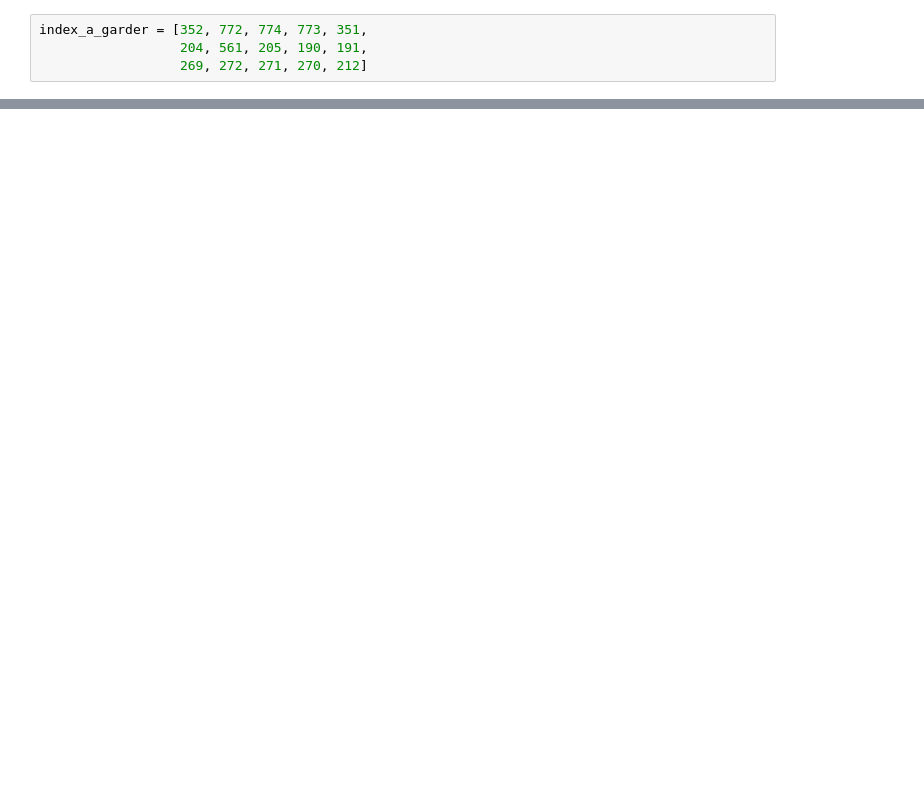
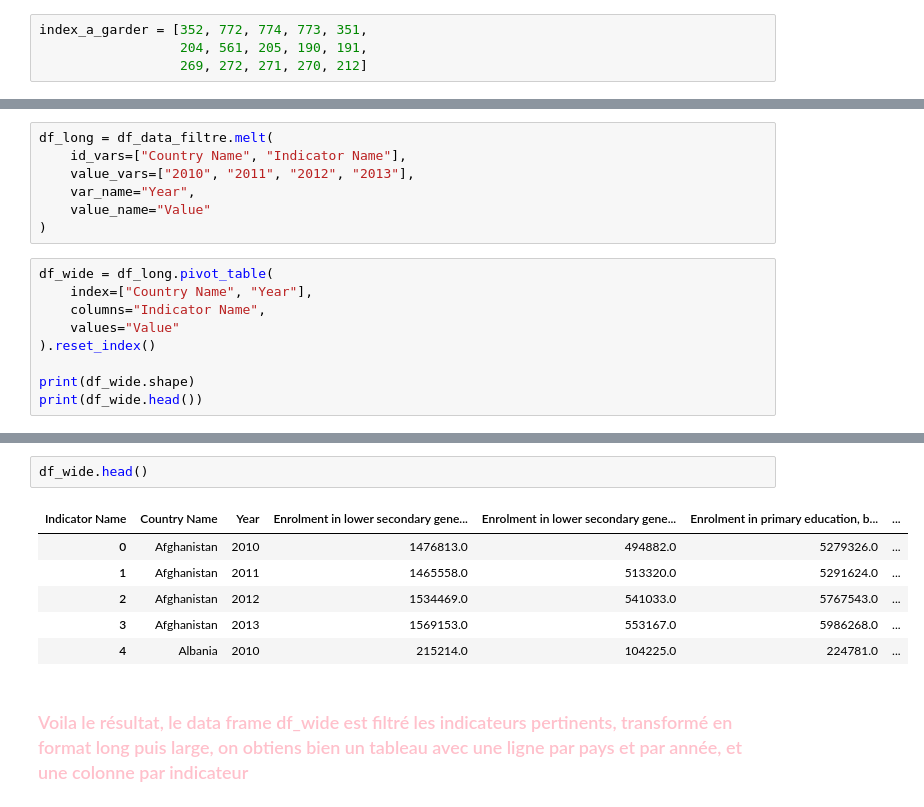
Before and after one commit to SafiaData/OpenclassroomsProjet2, a Jupyter notebook: PROJET 2 OPENCLASSROOMS .ipynb, the cells around one changed output, grey strips where cells are left out. Drawn from its saved outputs; the diff is of its cells as text; blank space fills up the shorter version.

```diff
--- a/PROJET 2 OPENCLASSROOMS .ipynb
+++ b/PROJET 2 OPENCLASSROOMS .ipynb
@@ -1900,0 +1861,16 @@ je dois ici recupérer le nom des 15 indicateurs de Mark car mes codes ne marche
+# %%
+df_long = df_data_filtre.melt(
+    id_vars=["Country Name", "Indicator Name"],
+    value_vars=["2010", "2011", "2012", "2013"],
+    var_name="Year",
+    value_name="Value"
+)
+# %%
+df_wide = df_long.pivot_table(
+    index=["Country Name", "Year"],
+    columns="Indicator Name",
+    values="Value"
+).reset_index()
+
+print(df_wide.shape)
+print(df_wide.head())
@@ -1900,0 +1895,11 @@ je dois ici recupérer le nom des 15 indicateurs de Mark car mes codes ne marche
+# %%
+df_wide.head()
+# %% [output]
+| Indicator Name | Country Name | Year | Enrolment in lower secondary gene... | Enrolment in lower secondary gene... | Enrolment in primary education, b... | ... |
+| 0 | Afghanistan | 2010 | 1476813.0 | 494882.0 | 5279326.0 | ... |
+| 1 | Afghanistan | 2011 | 1465558.0 | 513320.0 | 5291624.0 | ... |
+| 2 | Afghanistan | 2012 | 1534469.0 | 541033.0 | 5767543.0 | ... |
+| 3 | Afghanistan | 2013 | 1569153.0 | 553167.0 | 5986268.0 | ... |
+| 4 | Albania | 2010 | 215214.0 | 104225.0 | 224781.0 | ... |
+# %% [markdown]
+### <span style="color:pink">Voila le résultat, le data frame df_wide  est filtré les indicateurs pertinents, transformé en format long puis large, on obtiens bien un tableau avec une ligne par pays et par année, et une colonne par indicateur
```
Also changed, not shown: parts of 25 cells of this notebook.
